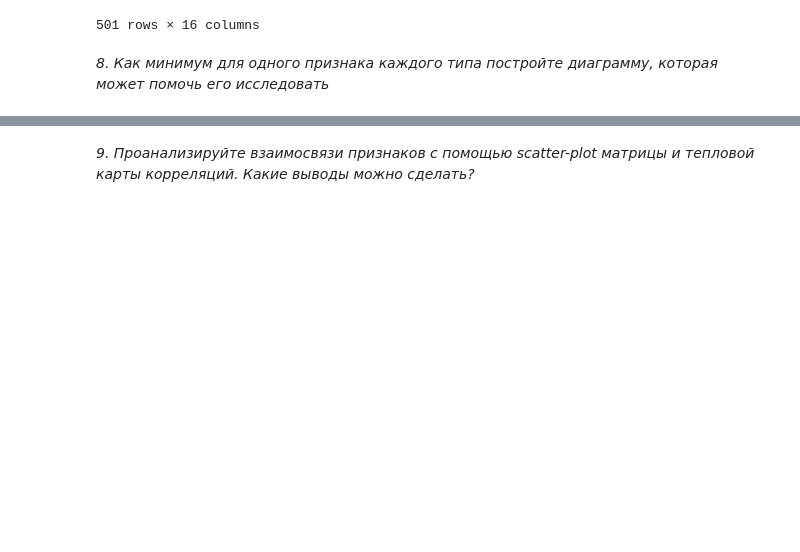
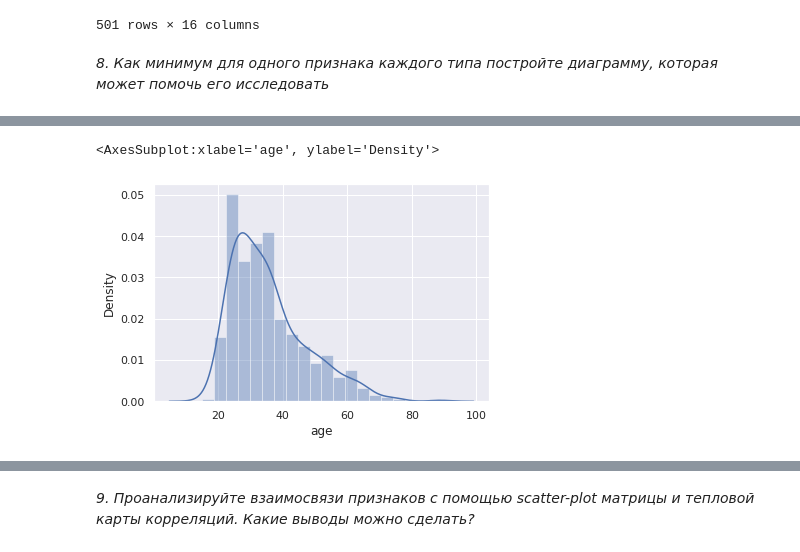
Before and after one commit to PavPar/iad-labs, a Jupyter notebook: lab_1.ipynb, the cells around one changed output, grey strips where cells are left out. Drawn from its saved outputs; the diff is of its cells as text; code cells hidden in the pictures; blank space fills up the shorter version.

```diff
--- a/lab_1.ipynb
+++ b/lab_1.ipynb
@@ -229,0 +258,5 @@ credit_df.fillna('own')
+# %%
+sns.distplot(numericDF['age'])
+# %% [output]
+<AxesSubplot:xlabel='age', ylabel='Density'>
+[figure, added]
```
Also changed, not shown: parts of 13 cells of this notebook, 2 other files.
